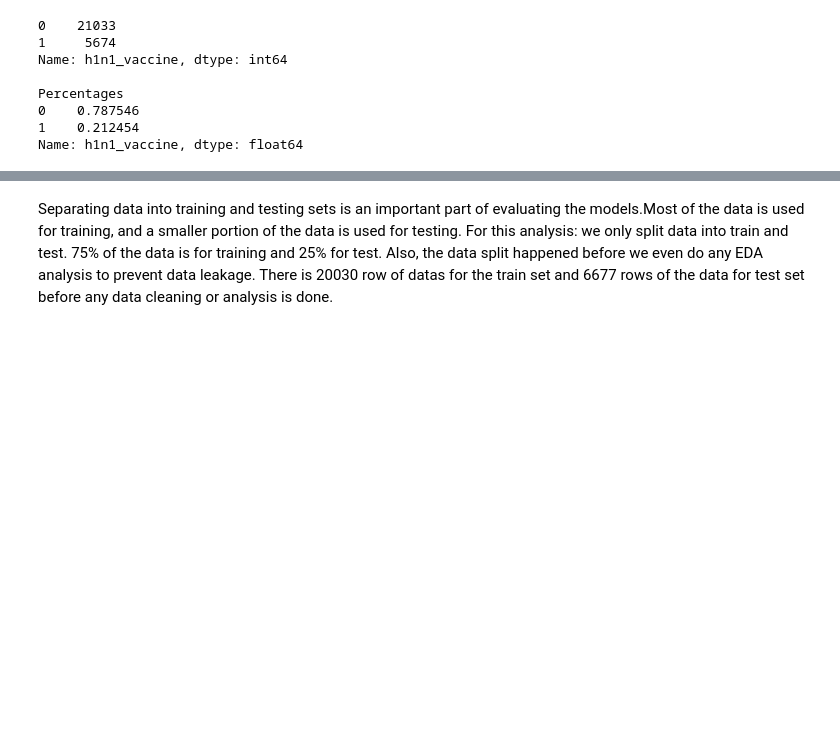
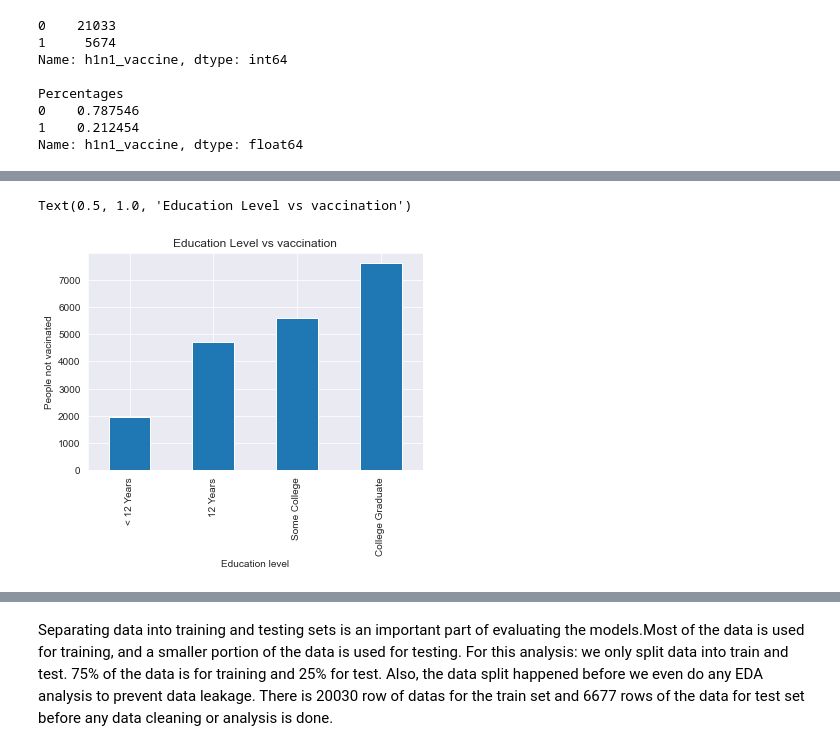
Before and after one commit to seekpinky/dsc-phase-3-project, a Jupyter notebook: Flatiron_phase3_project/h1n1_adaboost_base.ipynb, the cells around one changed output, grey strips where cells are left out. Saved outputs shown, nothing was run; the diff lists cells and outputs as text; code cells hidden in the pictures; blank space fills up the shorter version.

```diff
--- a/Flatiron_phase3_project/h1n1_adaboost_base.ipynb
+++ b/Flatiron_phase3_project/h1n1_adaboost_base.ipynb
@@ -107,0 +148,8 @@ X = project3_raw_df.drop(columns=['h1n1_vaccine'], axis=1)
+# %%
+ax = project3_raw_df.loc[filt]['education'].value_counts().sort_values().plot(kind = 'bar')
+ax.set_xlabel("Education level")
+ax.set_ylabel("People not vacinated")
+ax.set_title("Education Level vs vaccination")
+# %% [output]
+Text(0.5, 1.0, 'Education Level vs vaccination')
+[figure, added]
```
Also changed, not shown: parts of 72 cells of this notebook, 4 other files.
